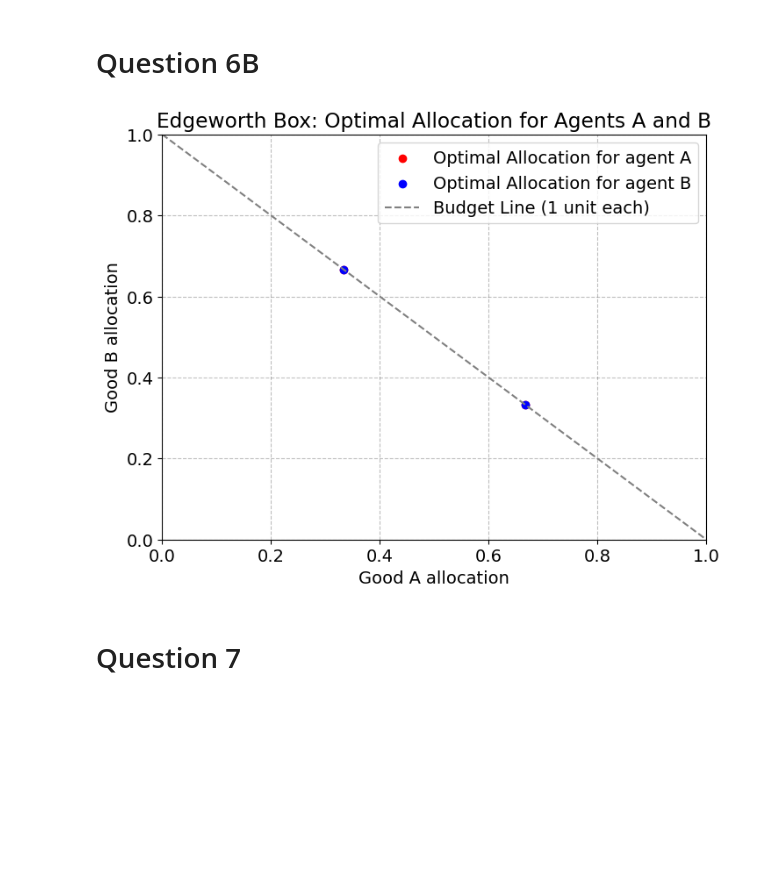
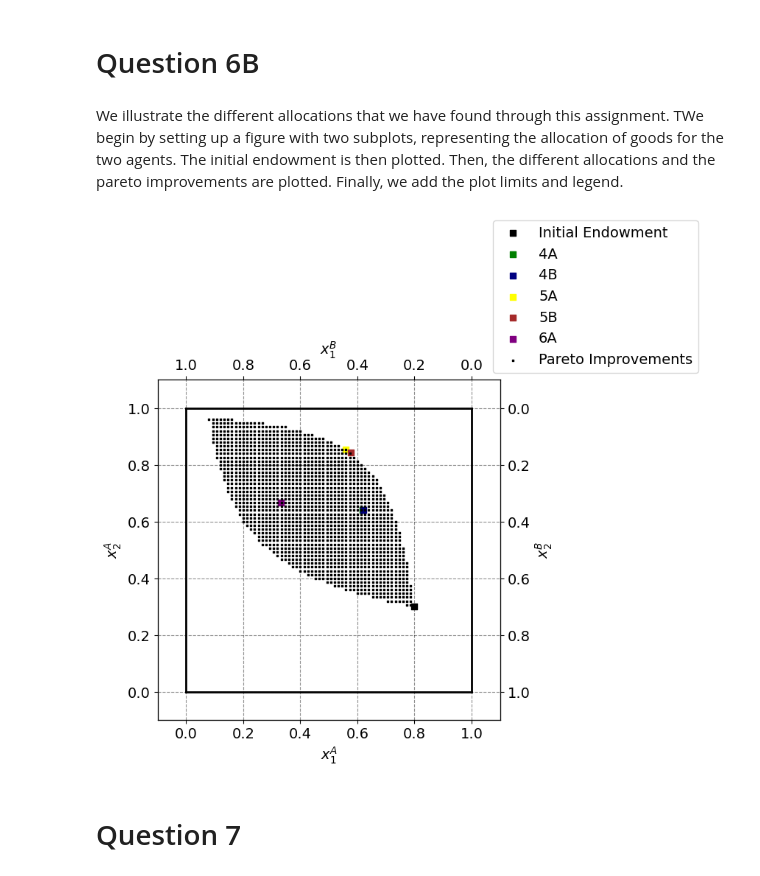
Before and after one commit to NumEconCopenhagen/projects-2024-malik-og-mads, a Jupyter notebook: inauguralproject/InauguralProject2024.ipynb, the cells around one changed output. Drawn from its saved outputs; the diff is of its cells as text; code cells hidden in the pictures; blank space fills up the shorter version.

```diff
--- a/inauguralproject/InauguralProject2024.ipynb
+++ b/inauguralproject/InauguralProject2024.ipynb
@@ -402,36 +408,55 @@ Utility for Agent B: 0.529
 Aggregate utility: 1.058
 # %% [markdown]
 # Question 6B
-# %%
-import matplotlib.pyplot as plt
-
-# Define the optimal allocation points
-xA1_optimal = xA_optimal[0]
-xA2_optimal = xA_optimal[1]
-xB1_optimal = xB_optimal[0]
-xB2_optimal = xB_optimal[1]
-
-# Reflecting points across the diagonal line
-xA1_reflected = 1 - xB1_optimal
-xA2_reflected = 1 - xB2_optimal
-xB1_reflected = 1 - xA1_optimal
-xB2_reflected = 1 - xA2_optimal
-
-# Plot the allocation
-plt.figure(figsize=(8, 6))
-plt.scatter([xA1_optimal, xA2_optimal], [xB1_optimal, xB2_optimal], color='red', label='Optimal Allocation for agent A')
-plt.scatter([xA1_reflected, xA2_reflected], [xB1_reflected, xB2_reflected], color='blue', label='Optimal Allocation for agent B')
-plt.plot([0, 1], [1, 0], linestyle='--', color='gray', label='Budget Line (1 unit each)')
-plt.xlim(0, 1)
-plt.ylim(0, 1)
-plt.xlabel('Good A allocation')
-plt.ylabel('Good B allocation')
-plt.title('Edgeworth Box: Optimal Allocation for Agents A and B')
-plt.legend()
-plt.grid(True)
-plt.show()
-# %% [output]
-[figure, removed]
+# %% [markdown]
+We illustrate the different allocations that we have found through this assignment. TWe begin by setting up a figure with two subplots, representing the allocation of goods for the two agents. The initial endowment is then plotted. Then, the different allocations and the pareto improvements are plotted. Finally, we add the plot limits and legend.
+# %%
+import matplotlib.pyplot as plt
+import numpy as np
+
+# Define total endowment
+total_endowment_x1 = 1.0
+total_endowment_x2 = 1.0
+
+# Setting up the figure
+fig = plt.figure(frameon=False, figsize=(6, 6), dpi=100)
+ax_A = fig.add_subplot(1, 1, 1)
+ax_A.set_xlabel("$x_1^A$")
+ax_A.set_ylabel("$x_2^A$")
+temp = ax_A.twinx()
+temp.set_ylabel("$x_2^B$")
+ax_B = temp.twiny()
+ax_B.set_xlabel("$x_1^B$")
+
+# Plotting initial endowment
+ax_A.scatter(par.w1A, par.w2A, marker='s', color='black', label='Initial Endowment')
+
+# Plotting the different allocations
+ax_A.scatter(best_results["Allocation of Good 1 for Agent A"], best_results["Allocation of Good 2 for Agent A"],
+             marker='s', color='green', label='4A')
+ax_A.scatter(iteration_4b_results["Optimal xA1"], iteration_4b_results["Optimal xA2"],
+             marker='s', color='navy', label='4B')
+ax_A.scatter(allo_a1, allo_a2, marker='s', color='yellow', label='5A')
+ax_A.scatter(opti_x1a, opti_x2a, marker='s', color='brown', label='5B')
+ax_A.scatter(0.333, 0.667, marker='s', color='purple', label='6A')
+ax_A.scatter(x, y, marker='s', color='black', label='Pareto Improvements', s=0.8)
+
+# Plotting limits
+ax_A.plot([0, total_endowment_x1], [0, 0], lw=2, color='black')
+ax_A.plot([0, total_endowment_x1], [total_endowment_x2, total_endowment_x2], lw=2, color='black')
+ax_A.plot([0, 0], [0, total_endowment_x2], lw=2, color='black')
+ax_A.plot([total_endowment_x1, total_endowment_x1], [0, total_endowment_x2], lw=2, color='black')
+ax_A.set_xlim([-0.1, total_endowment_x1 + 0.1])
+ax_A.set_ylim([-0.1, total_endowment_x2 + 0.1])
+ax_B.set_xlim([total_endowment_x1 + 0.1, -0.1])
+ax_B.set_ylim([total_endowment_x2 + 0.1, -0.1])
+
+# Add legend
+ax_A.legend(frameon=True, loc='lower right', bbox_to_anchor=(1.6, 1.0))
+
+plt.show()
+# %% [output]
+[figure, added]
 # %% [markdown]
 # Question 7
 # %% [markdown]
```
Also changed, not shown: parts of 12 cells of this notebook.
